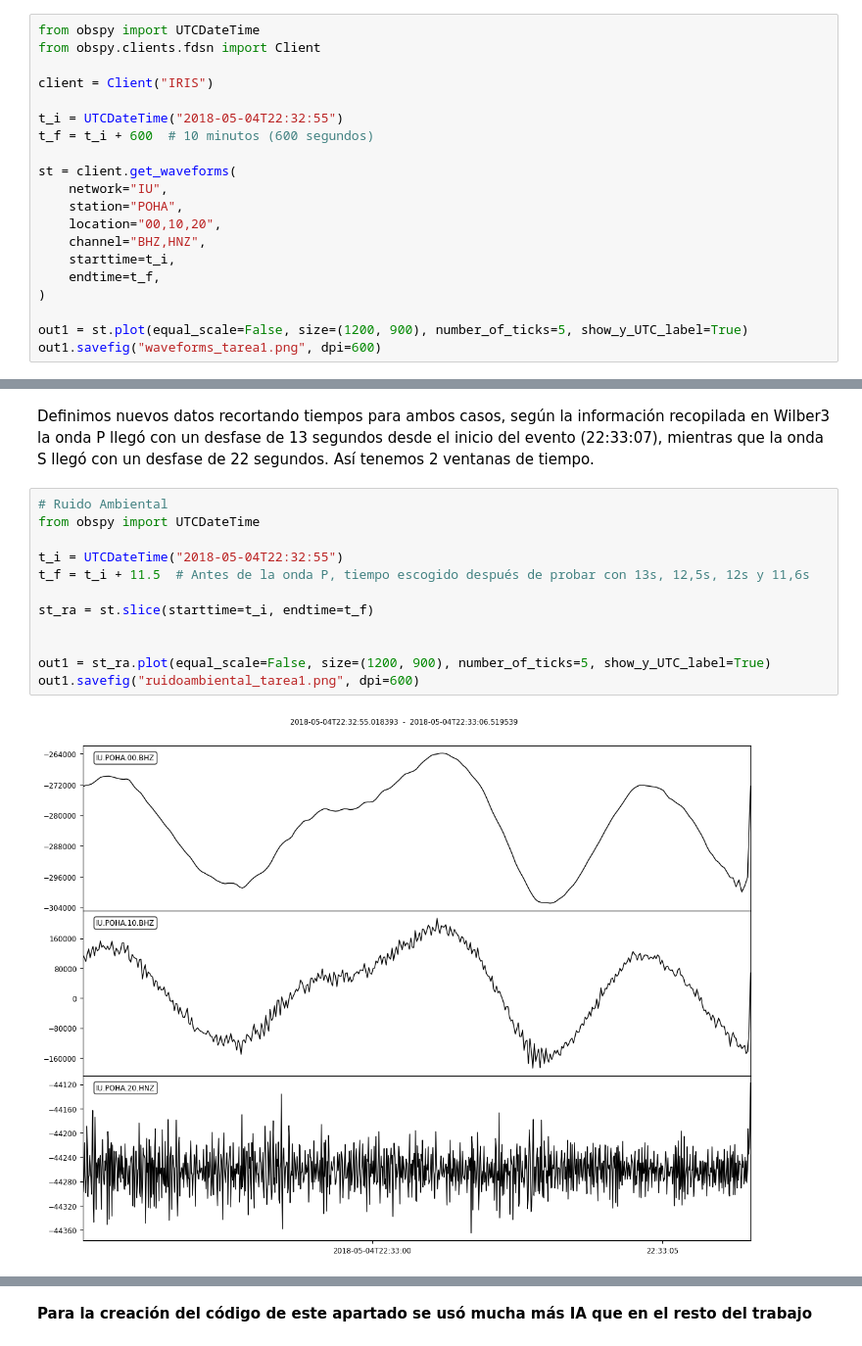
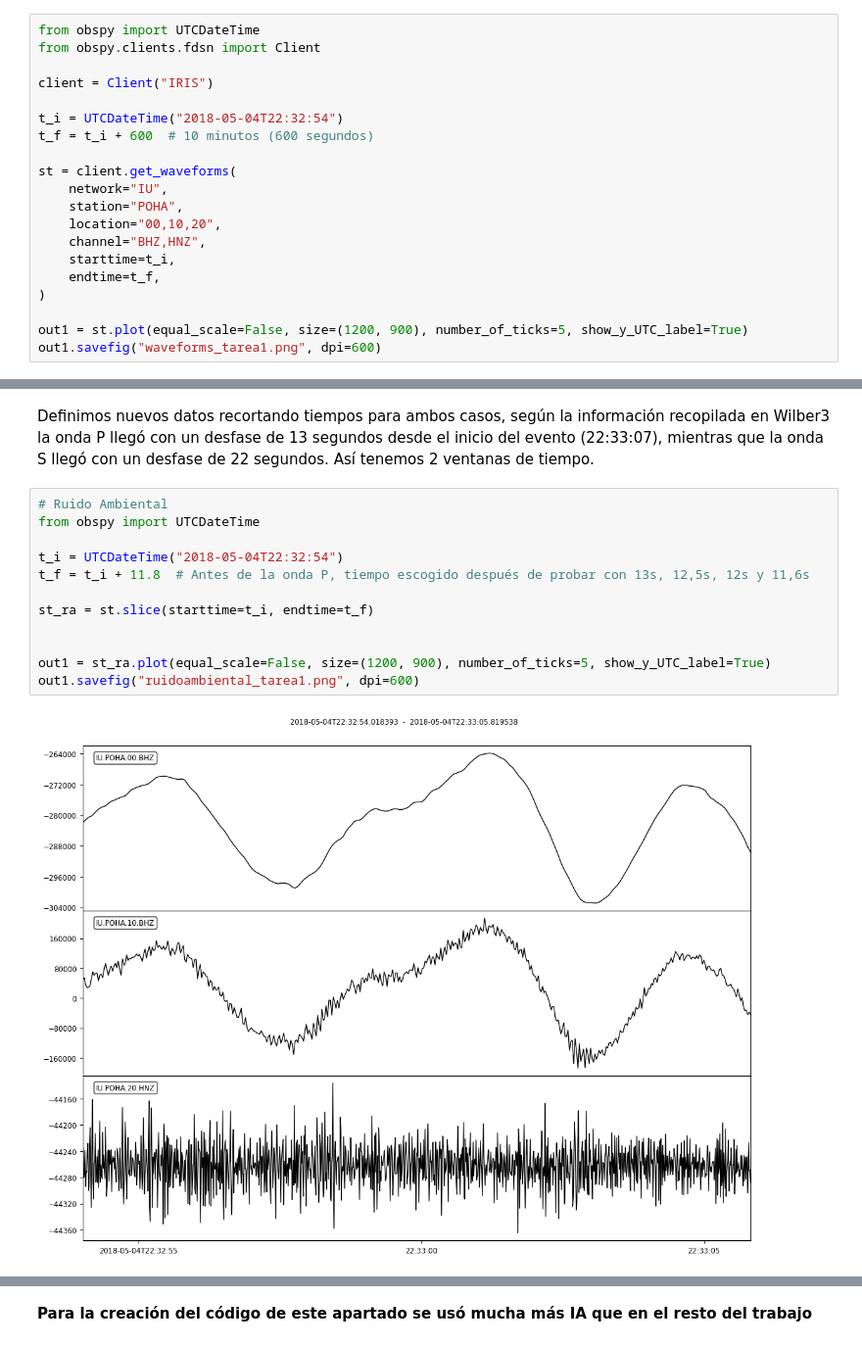
Before and after one commit to CristopherSanchezA/Geofisica-Python, a Jupyter notebook: Análisis_Datos_Sismológicos/Tarea_1/Tarea1.ipynb, the cells around one changed output, grey strips where cells are left out. Shown at 98% size. Drawn from its saved outputs; the diff is of its cells as text.

```diff
--- a/Análisis_Datos_Sismológicos/Tarea_1/Tarea1.ipynb
+++ b/Análisis_Datos_Sismológicos/Tarea_1/Tarea1.ipynb
@@ -104,7 +104,7 @@ from obspy.clients.fdsn import Client
 
 client = Client("IRIS")
 
-t_i = UTCDateTime("2018-05-04T22:32:55")
+t_i = UTCDateTime("2018-05-04T22:32:54")
 t_f = t_i + 600  # 10 minutos (600 segundos)
 
 st = client.get_waveforms(
@@ -251,17 +250,17 @@ Lo que vamos a hacer será recortar la señal y terminarla en el instante en que
 # %%
 # Ruido Ambiental
 from obspy import UTCDateTime
 
-t_i = UTCDateTime("2018-05-04T22:32:55")
-t_f = t_i + 11.5  # Antes de la onda P, tiempo escogido después de probar con 13s, 12,5s, 12s y 11,6s
+t_i = UTCDateTime("2018-05-04T22:32:54")
+t_f = t_i + 11.8  # Antes de la onda P, tiempo escogido después de probar con 13s, 12,5s, 12s y 11,6s
 
 st_ra = st.slice(starttime=t_i, endtime=t_f)
 
 
 out1 = st_ra.plot(equal_scale=False, size=(1200, 900), number_of_ticks=5, show_y_UTC_label=True)
 out1.savefig("ruidoambiental_tarea1.png", dpi=600)
 # %% [output]
-[figure, old version]
+[figure, new version]
 # %%
 # Señal principal
 from obspy import UTCDateTime
```
Also changed, not shown: parts of 10 cells of this notebook, 11 other files.
